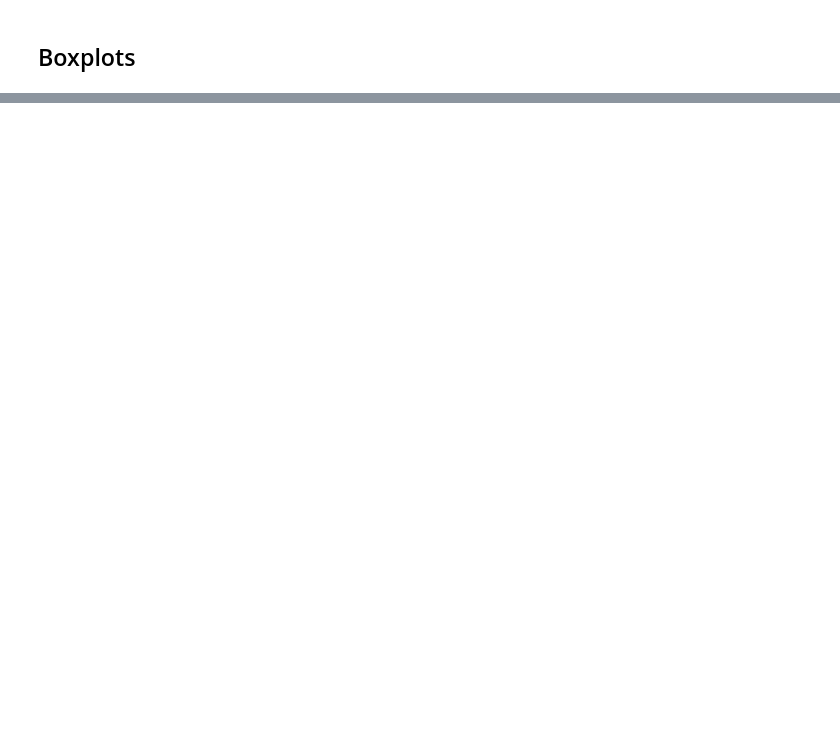
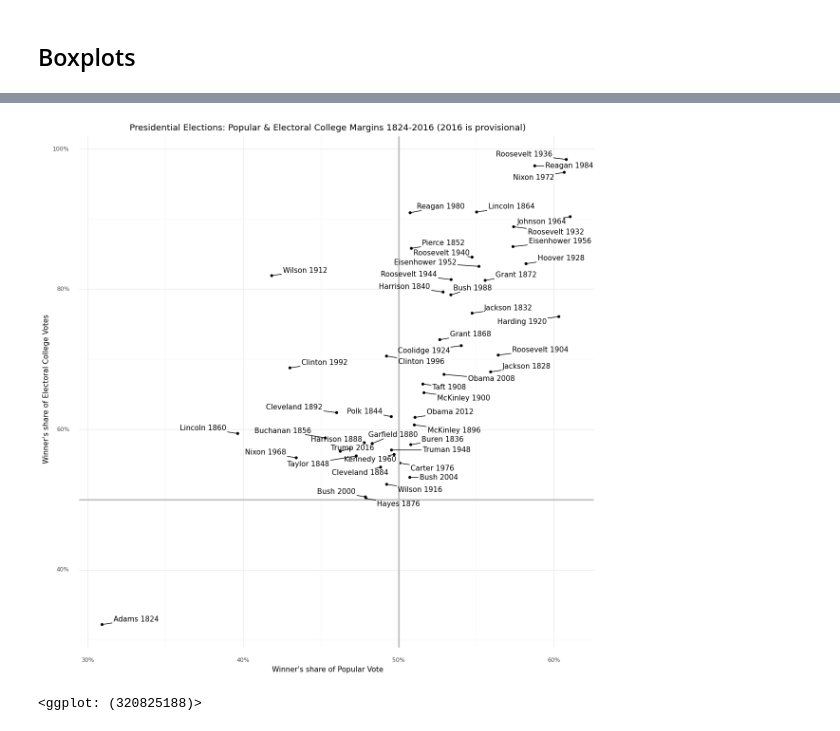
Before and after one commit to jkgiesler/healy-viz, a Jupyter notebook: chapter5-python.ipynb, the cells around one changed output, grey strips where cells are left out. Cells and saved outputs as stored; diff of their text form; code cells hidden in the pictures; blank space fills up the shorter version.

```diff
--- a/chapter5-python.ipynb
+++ b/chapter5-python.ipynb
@@ -207,0 +272,31 @@ p + geom_jitter(position=position_jitter(width=0.15)) + \
+# %%
+# 5.18
+
+# NOTE(jkg): Can't figure out exact spread of labes but this seems acceptable
+# ! pip install adjustText
+
+plotnine.options.figure_size = (14, 14)
+
+elections_historic = pd.read_feather('data/elections_historic.f')
+t  = 'Presidential Elections: Popular & Electoral College Margins 1824-2016 (2016 is provisional)'
+xt = "Winner's share of Popular Vote"
+yt = "Winner's share of Electoral College Votes"
+
+p = ggplot(elections_historic, aes(x='popular_pct',y='ec_pct',label='winner_label'))
+p + geom_point() + \
+    geom_hline(yintercept=0.5,size=1.4,color='#c1c1c1') + \
+    geom_vline(xintercept=0.5,size=1.4,color='#c1c1c1') + \
+    geom_text(adjust_text = {
+        'expand_points': (1.5, 1.5),
+        'arrowprops': {
+            'arrowstyle': '-',
+            'color': 'black'
+        }
+    }) + \
+    theme_minimal() + \
+    scale_x_continuous(labels=lambda x:['{:.0%}'.format(y) for y in x]) + \
+    scale_y_continuous(labels=lambda x:['{:.0%}'.format(y) for y in x]) + \
+    labs(x=xt,y=yt,title=t)
+# %% [output]
+[figure, added]
+<ggplot: (320825188)>
```
Also changed, not shown: parts of 20 cells of this notebook, 1 other file.
